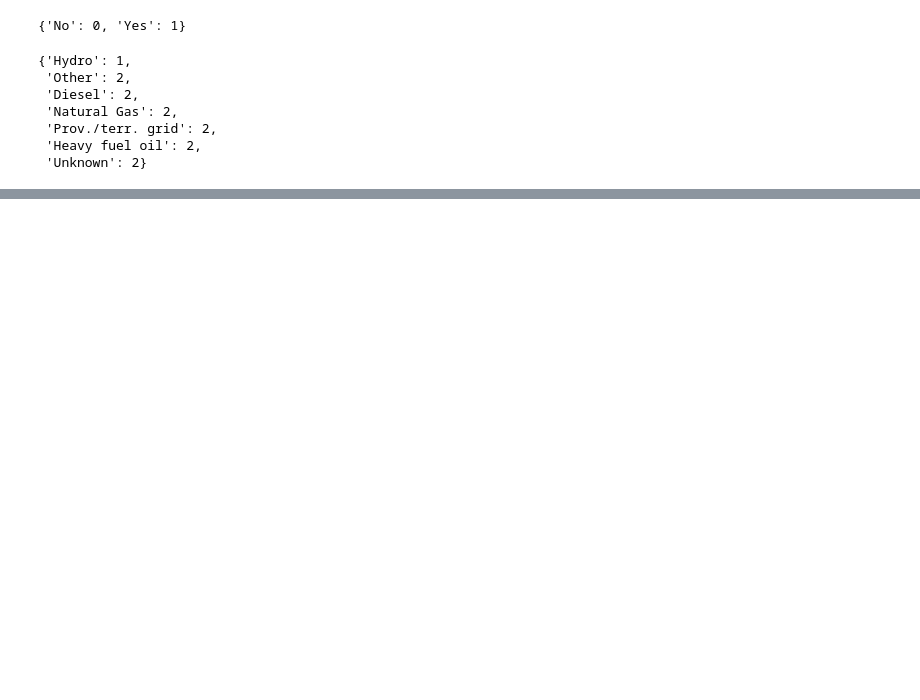
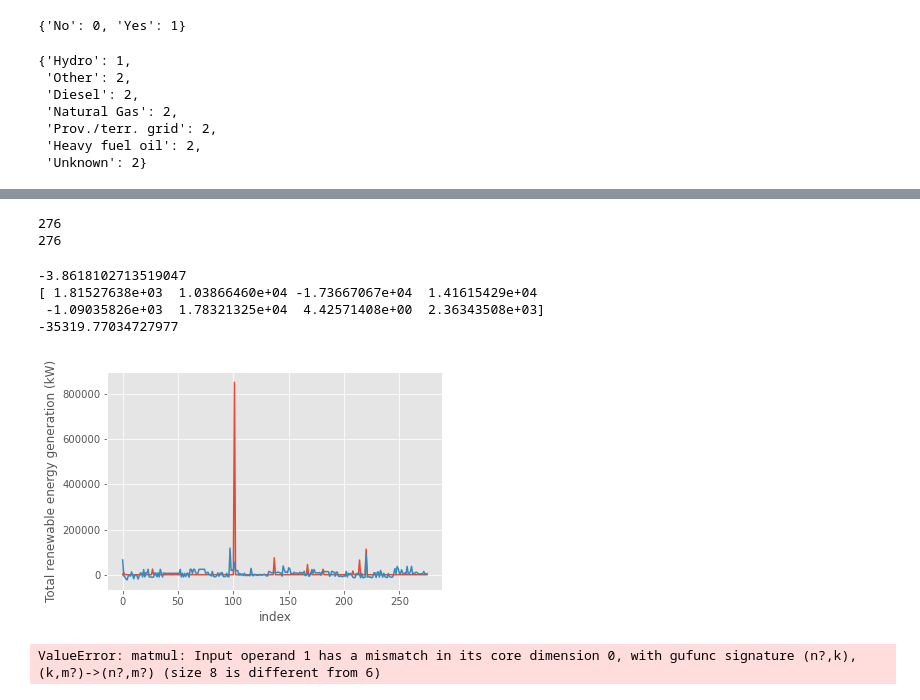
Before and after one commit to anubhajoshi01/big_data_challenge, a Jupyter notebook: Remote_Communities_Energy.ipynb, the cells around one changed output, grey strips where cells are left out. Drawn from its saved outputs; the diff is of its cells as text; code cells hidden in the pictures; blank space fills up the shorter version.

Commit message:
added linear regression remote community dataset

```diff
--- a/Remote_Communities_Energy.ipynb
+++ b/Remote_Communities_Energy.ipynb
@@ -197,3 +207,48 @@ def extract_values(dct):
     for key in dct:
         data.append(dct[key])
     return data
+# %%
+population = np.array(new_df['Population'])
+renewable = np.array(new_df['Total renewable energy generation (kW)'])
+print(len(population))
+print(len(renewable))
+# %% [output]
+276
+276
+# %%
+clf = LinearRegression()
+x = np.array(new_df.drop(['Total renewable energy generation (kW)'], 1))
+y = np.array(new_df['Total renewable energy generation (kW)'])
+# %%
+x_train, x_test, y_train, y_test = model_selection.train_test_split(x,y, test_size=0.20)
+clf.fit(x_train, y_train)
+accuracy = clf.score(x_test, y_test)
+print(accuracy)
+print(clf.coef_)
+print(clf.intercept_)
+# %% [output]
+-3.8618102713519047
+[ 1.81527638e+03  1.03866460e+04 -1.73667067e+04  1.41615429e+04
+ -1.09035826e+03  1.78321325e+04  4.42571408e+00  2.36343508e+03]
+-35319.77034727977
+# %%
+plt.plot(range(0,276), renewable)
+#y = clf.coef_ * x + clf.intercept_
+x = range(0,276)
+plt.plot(x,
+         clf.predict(new_df.drop(['Total renewable energy generation (kW)'], 1).loc[x]))
+plt.xlabel('index')
+plt.ylabel('Total renewable energy generation (kW)')
+plt.show()
+# %% [output]
+[figure, added]
+# %%
+clf2 = LinearRegression()
+x = np.array(new_df.drop(['Total renewable energy generation (kW)', 'Community record status',
+                             'Indigenous category'], 1))
+y = np.array(new_df['Total renewable energy generation (kW)'])
+x_train, x_test, y_train, y_test = model_selection.train_test_split(x,y, test_size=0.20)
+clf2.fit(x_train, y_train)
+accuracy = clf.score(x_test, y_test)
+# %% [output]
+ValueError: matmul: Input operand 1 has a mismatch in its core dimension 0, with gufunc signature (n?,k),(k,m?)->(n?,m?) (size 8 is different from 6)
```
Also changed, not shown: parts of 16 cells of this notebook.
